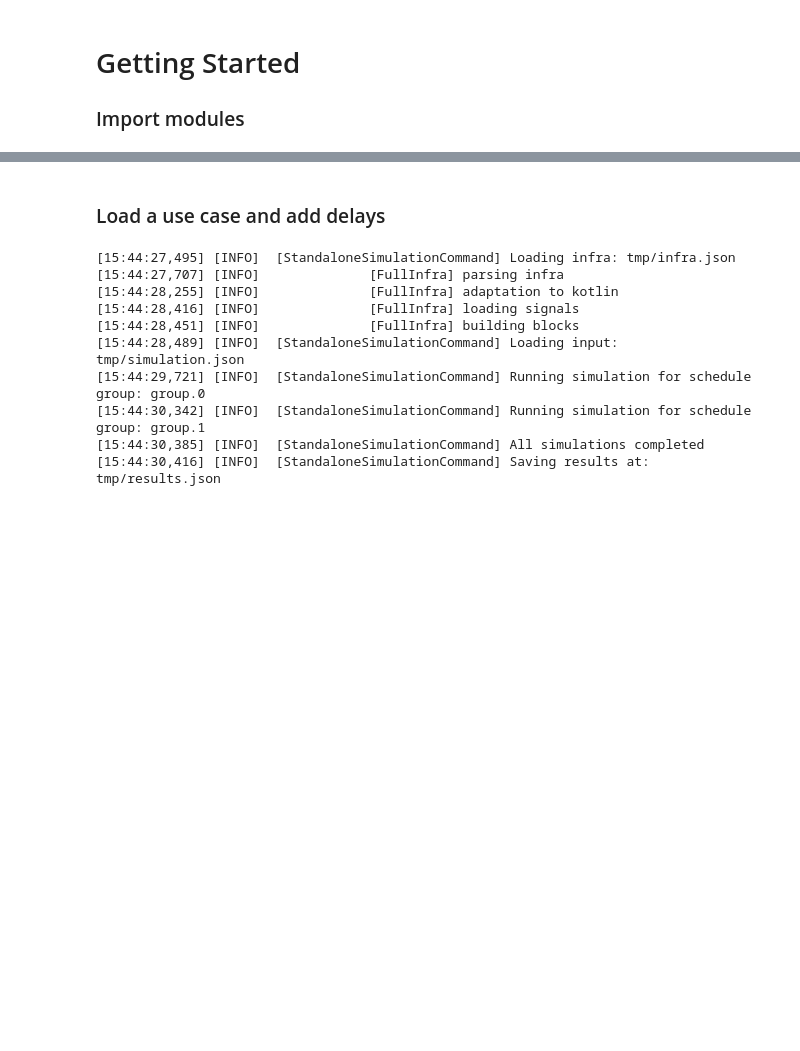
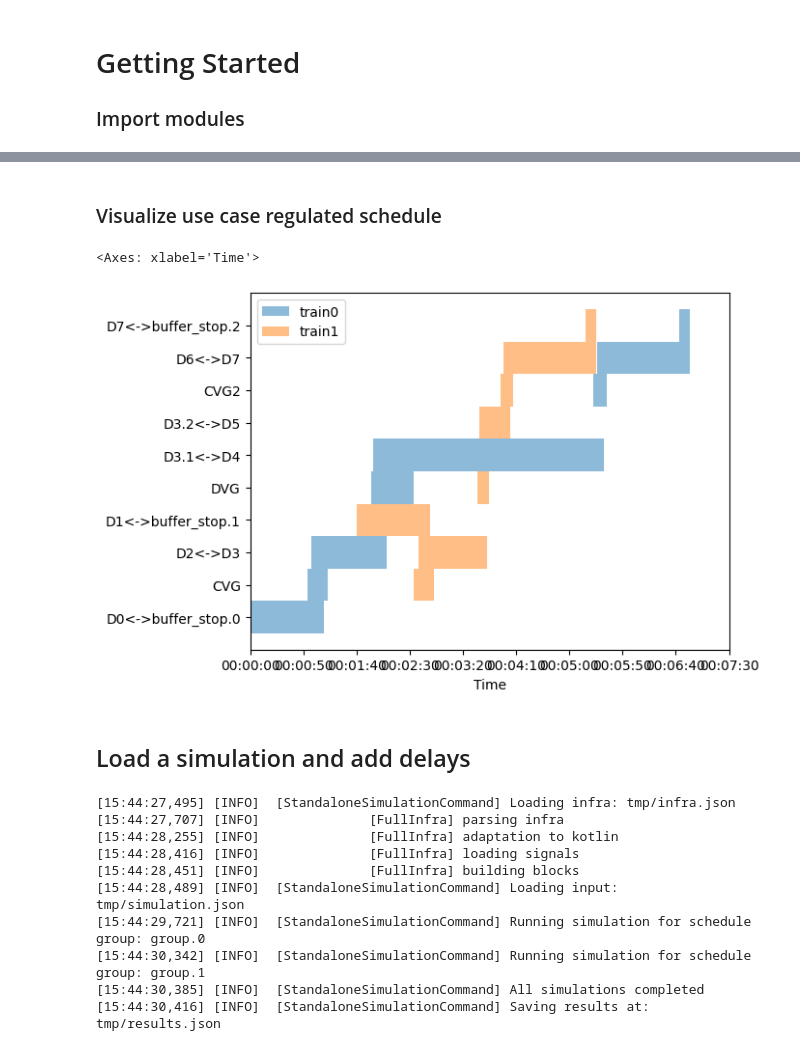
Before and after one commit to ed-rhilbert/cpagent, a Jupyter notebook: docs/examples/getting_started.ipynb, the cells around one changed output, grey strips where cells are left out. Saved outputs shown, nothing was run; the diff lists cells and outputs as text; code cells hidden in the pictures; blank space fills up the shorter version.

```diff
--- a/docs/examples/getting_started.ipynb
+++ b/docs/examples/getting_started.ipynb
@@ -11,5 +52,12 @@ from rlway_cpagent.ortools_agent.ortools_agent import OrtoolsAgent
+# %% [markdown]
+### Visualize use case regulated schedule
+# %%
+agent.regulated_schedule.plot()
+# %% [output]
+<Axes: xlabel='Time'>
+[figure, added]
 # %% [markdown]
-### Load a use case and add delays
+## Load a simulation and add delays
 # %%
 # Load an OSRD use case
 ref = OSRD(simulation='station_capacity2', dir='tmp')
```
Also changed, not shown: parts of 6 cells of this notebook, 1 other file.
